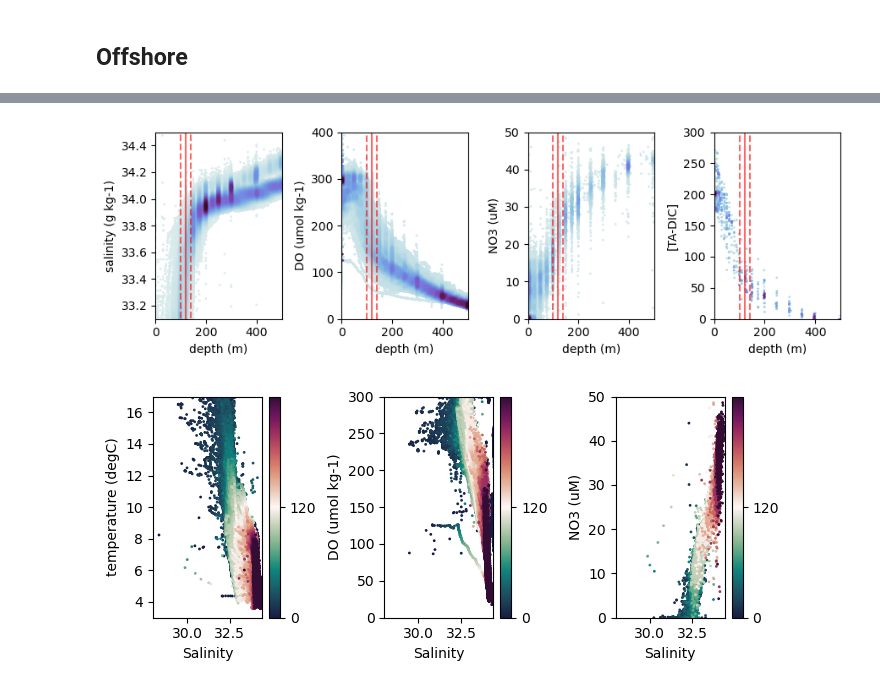
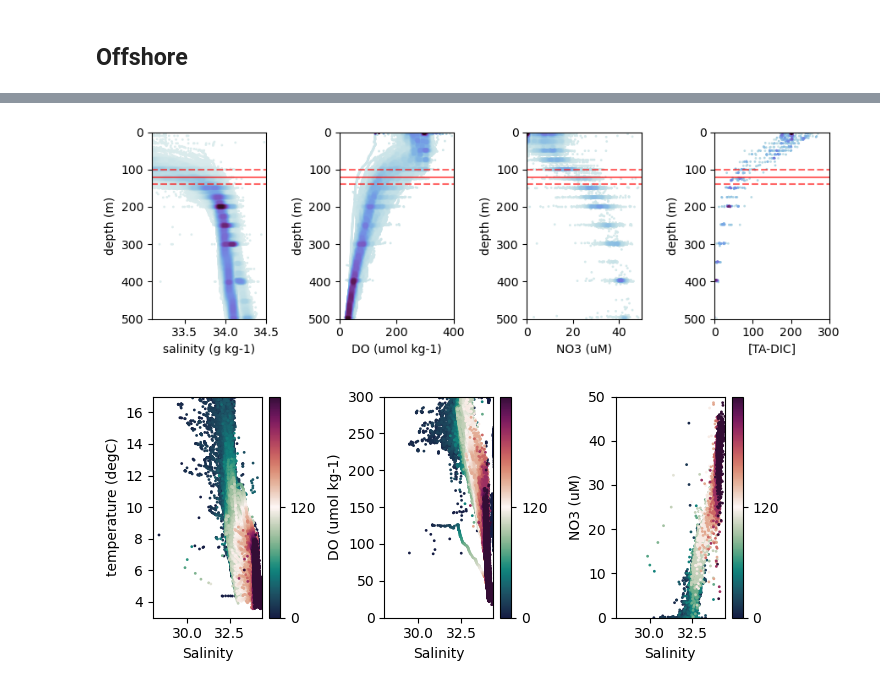
Before and after one commit to UBC-MOAD/analysis-becca, a Jupyter notebook: LiveOcean/tracers/wm_sensitivity.ipynb, the cells around one changed output, grey strips where cells are left out. Cells and saved outputs as stored; diff of their text form; code cells hidden in the pictures.

```diff
--- a/LiveOcean/tracers/wm_sensitivity.ipynb
+++ b/LiveOcean/tracers/wm_sensitivity.ipynb
@@ -596,35 +627,39 @@ def TS(df,ax, x, y):
 # %%
 fig, ax = plt.subplots(1,4,figsize=[9,3])
 
-TS(offall,ax[0], 'depth (m)', 'salinity (g kg-1)')
-ax[0].set_ylim([33.1,34.5])
-ax[0].plot([100,100],[28,34.5],'r--',alpha=0.6)
-ax[0].plot([120,120],[28,34.5],'r',alpha=0.6)
-ax[0].plot([140,140],[28,34.5],'r--',alpha=0.6)
+TS(offall,ax[0],'salinity (g kg-1)','depth (m)')
+ax[0].set_xlim([33.1,34.5])
+ax[0].set_ylim([500,0])
+ax[0].plot([28,34.5],[100,100],'r--',alpha=0.6)
+ax[0].plot([28,34.5],[120,120],'r',alpha=0.6)
+ax[0].plot([28,34.5],[140,140],'r--',alpha=0.6)
 
-TS(offall,ax[1], 'depth (m)', 'DO (umol kg-1)')
-ax[1].set_ylim([0,400])
-ax[1].plot([100,100],[0,400],'r--',alpha=0.6)
-ax[1].plot([120,120],[0,400],'r',alpha=0.6)
-ax[1].plot([140,140],[0,400],'r--',alpha=0.6)
+TS(offall,ax[1],'DO (umol kg-1)','depth (m)')
+ax[1].set_xlim([0,400])
+ax[1].set_ylim([500,0])
+ax[1].plot([0,400],[100,100],'r--',alpha=0.6)
+ax[1].plot([0,400],[120,120],'r',alpha=0.6)
+ax[1].plot([0,400],[140,140],'r--',alpha=0.6)
 # ax[1].set_xlim([28,34.4])
 
-TS(offall,ax[2], 'depth (m)', 'NO3 (uM)')
-ax[2].set_ylim([0,50])
-ax[2].plot([100,100],[0,50],'r--',alpha=0.6)
-ax[2].plot([120,120],[0,50],'r',alpha=0.6)
-ax[2].plot([140,140],[0,50],'r--',alpha=0.6)
+TS(offall,ax[2],'NO3 (uM)','depth (m)')
+ax[2].set_xlim([0,50])
+ax[2].set_ylim([500,0])
+ax[2].plot([0,50],[100,100],'r--',alpha=0.6)
+ax[2].plot([0,50],[120,120],'r',alpha=0.6)
+ax[2].plot([0,50],[140,140],'r--',alpha=0.6)
 # ax[2].set_xlim([28,34.4])
 
-TS(offall,ax[3], 'depth (m)', '[TA-DIC]')
-ax[3].set_ylim([0,300])
-ax[3].plot([100,100],[0,300],'r--',alpha=0.6)
-ax[3].plot([120,120],[0,300],'r',alpha=0.6)
-ax[3].plot([140,140],[0,300],'r--',alpha=0.6)
+TS(offall,ax[3],'[TA-DIC]','depth (m)')
+ax[3].set_xlim([0,300])
+ax[3].set_ylim([500,0])
+ax[3].plot([0,300],[100,100],'r--',alpha=0.6)
+ax[3].plot([0,300],[120,120],'r',alpha=0.6)
+ax[3].plot([0,300],[140,140],'r--',alpha=0.6)
 
 plt.tight_layout()
 # %% [output]
-[figure, old version]
+[figure, new version]
 # %%
 fig, ax = plt.subplots(1,3,figsize=[7,3])
 
```
Also changed, not shown: parts of 7 cells of this notebook, 3 other files.
